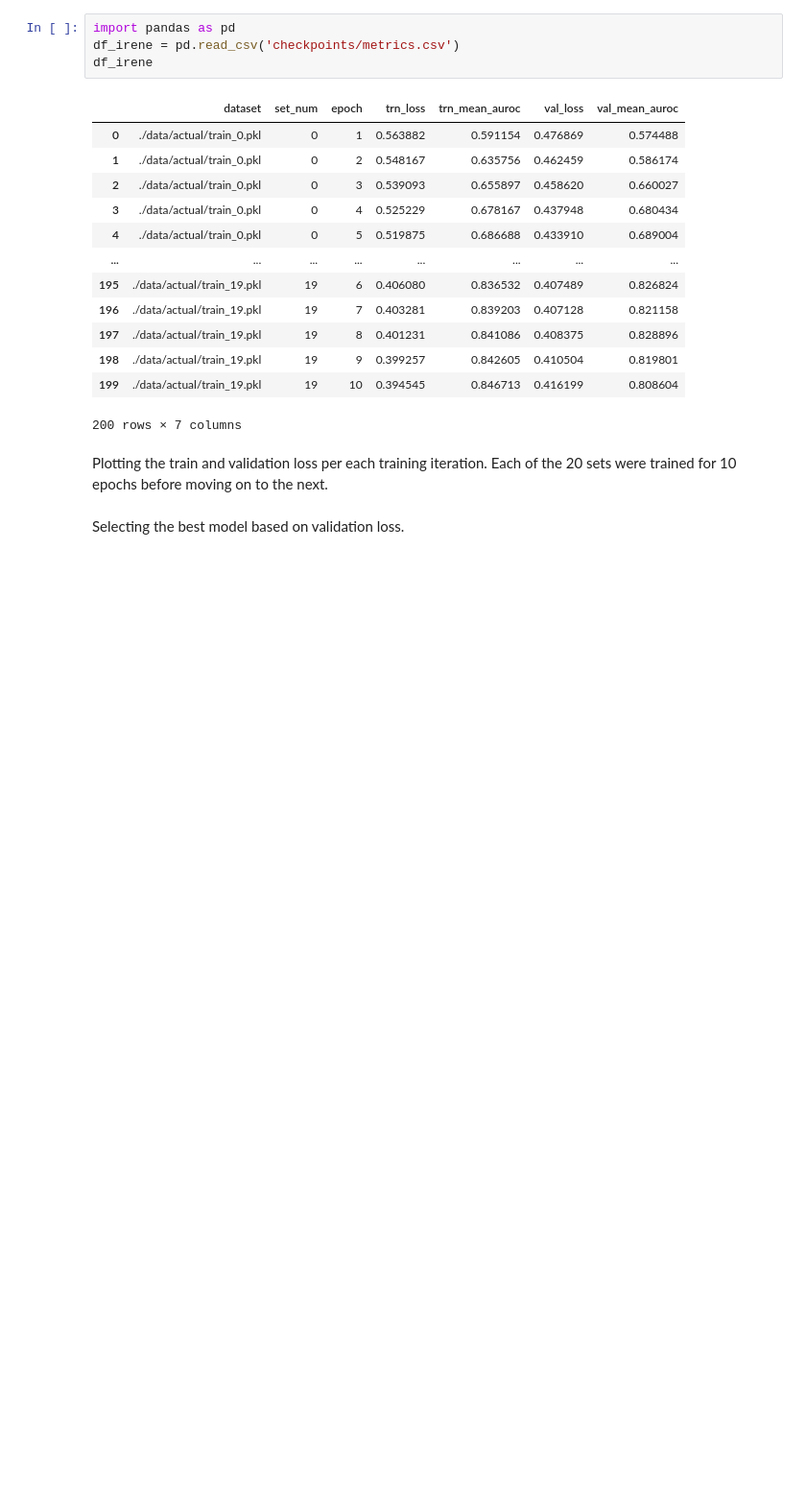
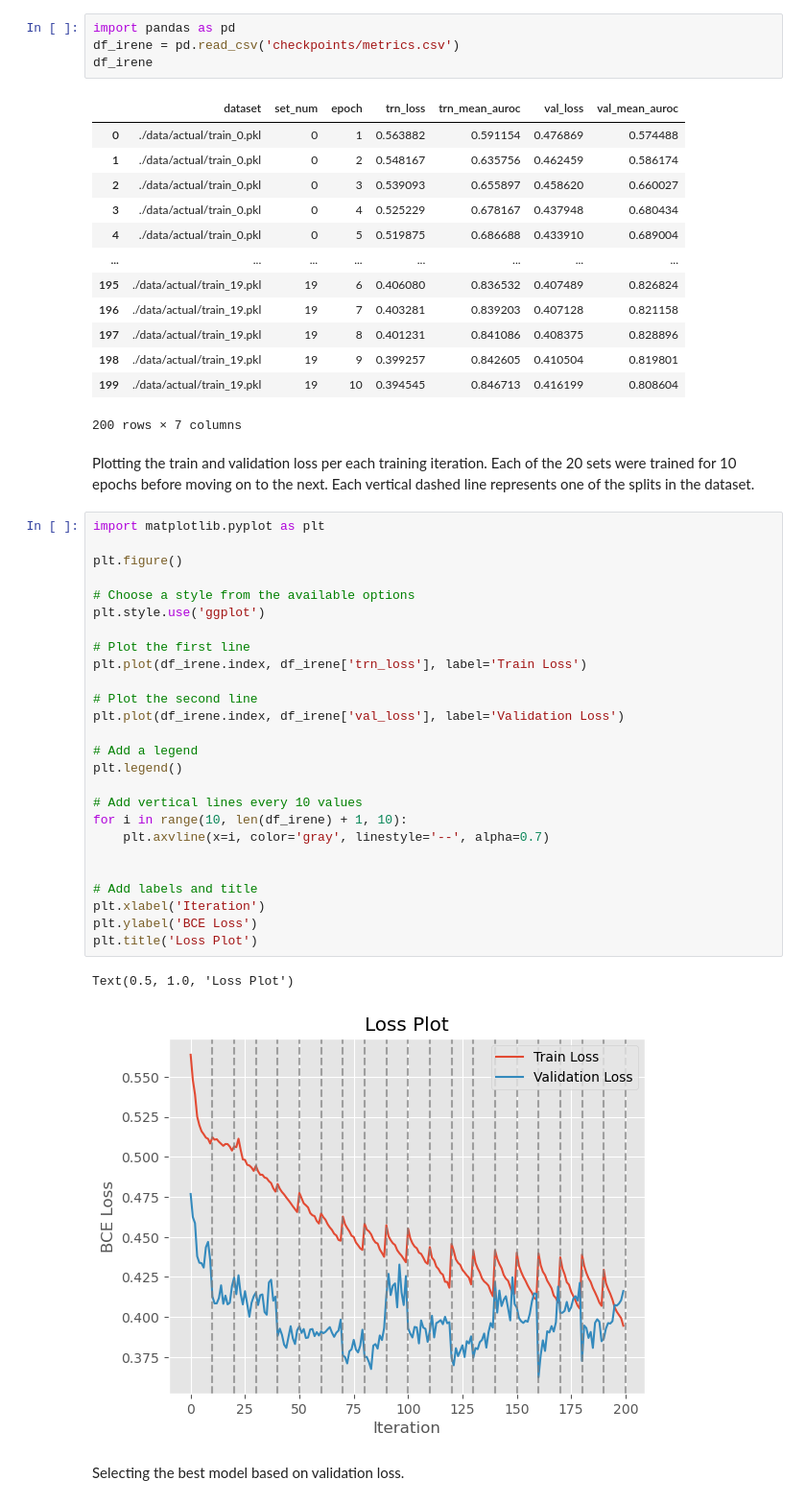
Before and after one commit to Achan40/multimodal-class-acv, a Jupyter notebook: metrics_and_performance.ipynb, the cells around one changed output. Shown at 96% size. Saved outputs shown, nothing was run; the diff lists cells and outputs as text; blank space fills up the shorter version.

Commit message:
complete metrics and performance file for IRENE model

```diff
--- a/metrics_and_performance.ipynb
+++ b/metrics_and_performance.ipynb
@@ -30,7 +30,36 @@ df_irene
 | 199 | ./data/actual/train_19.pkl | 19 | 10 | 0.394545 | 0.846713 | 0.416199 | 0.808604 |
 200 rows × 7 columns
 # %% [markdown]
-Plotting the train and validation loss per each training iteration. Each of the 20 sets were trained for 10 epochs before moving on to the next.
+Plotting the train and validation loss per each training iteration. Each of the 20 sets were trained for 10 epochs before moving on to the next. Each vertical dashed line represents one of the splits in the dataset.
+# %%
+import matplotlib.pyplot as plt
+
+plt.figure()
+
+# Choose a style from the available options
+plt.style.use('ggplot')
+
+# Plot the first line
+plt.plot(df_irene.index, df_irene['trn_loss'], label='Train Loss')
+
+# Plot the second line
+plt.plot(df_irene.index, df_irene['val_loss'], label='Validation Loss')
+
+# Add a legend
+plt.legend()
+
+# Add vertical lines every 10 values
+for i in range(10, len(df_irene) + 1, 10):
+    plt.axvline(x=i, color='gray', linestyle='--', alpha=0.7)
+
+
+# Add labels and title
+plt.xlabel('Iteration')
+plt.ylabel('BCE Loss')
+plt.title('Loss Plot')
+# %% [output]
+Text(0.5, 1.0, 'Loss Plot')
+[figure, added]
 # %% [markdown]
 Selecting the best model based on validation loss.
 # %%
```
Also changed, not shown: parts of 5 cells of this notebook, 2 other files.
